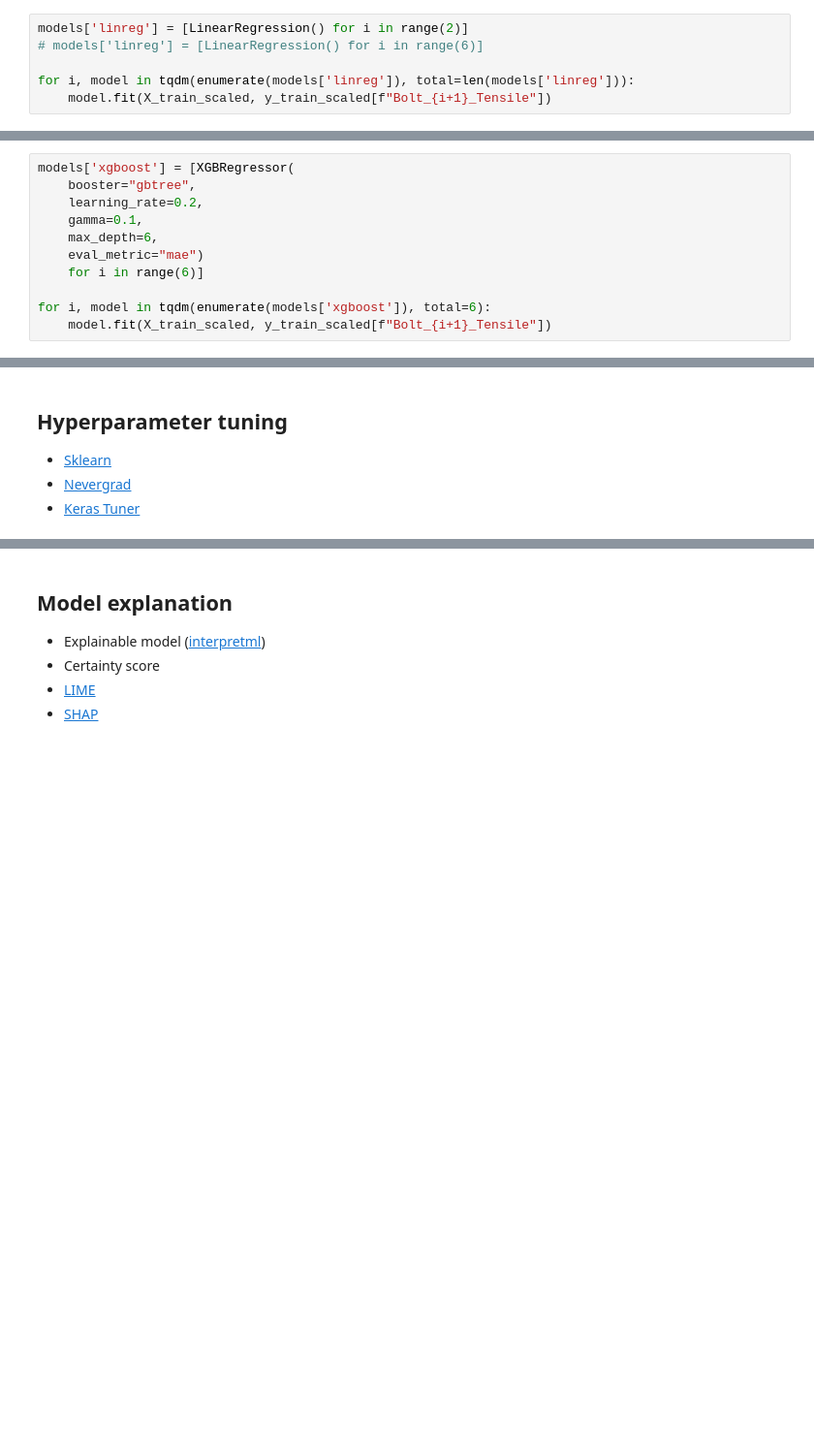
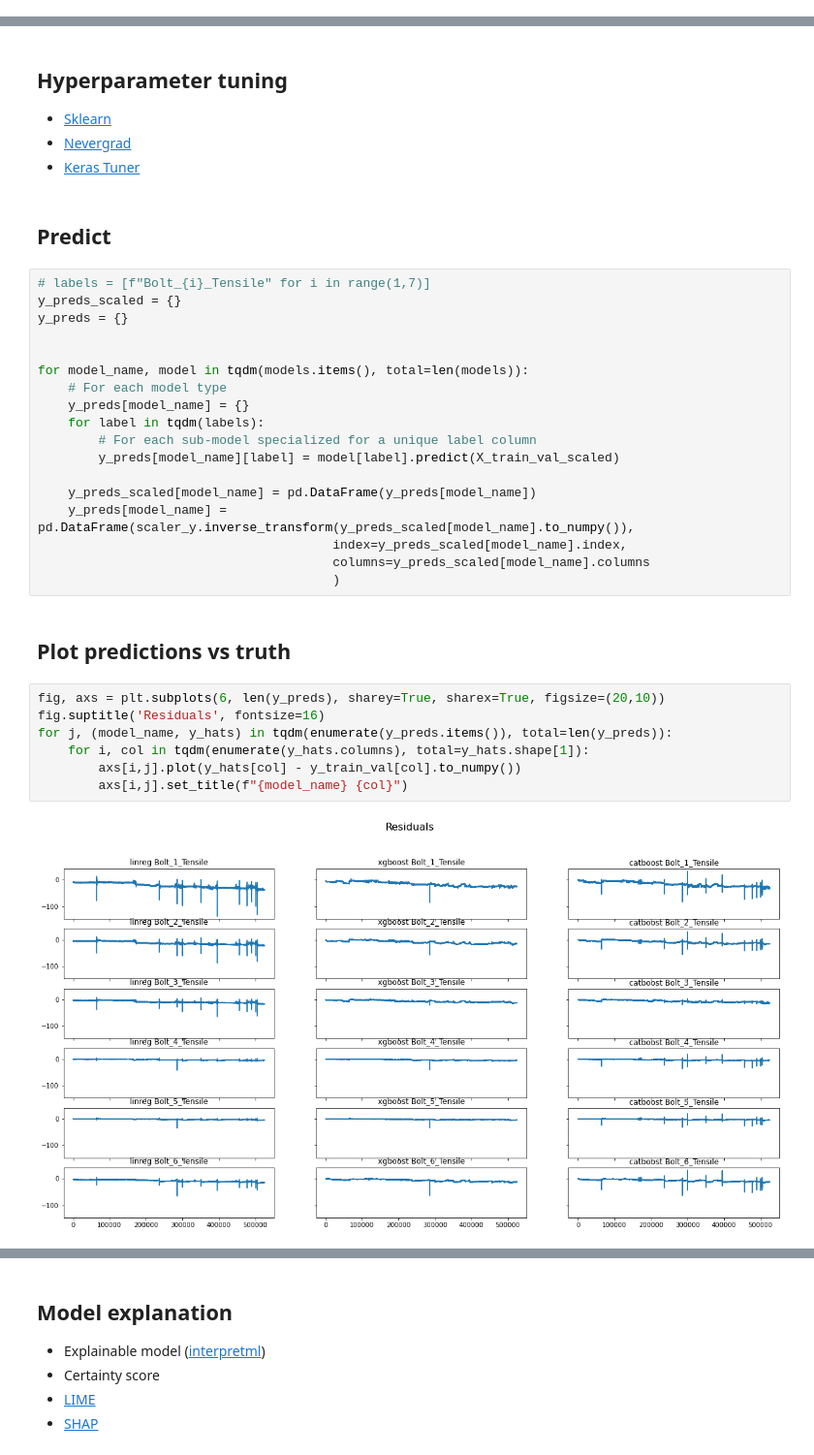
Before and after one commit to viggotw/Krafthack_SopraSteria_Team3, a Jupyter notebook: main_notebook.ipynb, the cells around one changed output, grey strips where cells are left out. Shown: that part at 97% size. Saved outputs shown, nothing was run; the diff lists cells and outputs as text; blank space fills up the shorter version.

```diff
--- a/main_notebook.ipynb
+++ b/main_notebook.ipynb
@@ -203,8 +279,2 @@ models = {}
 # %% [markdown]
 ### Linear Regression
-# %%
-models['linreg'] = [LinearRegression() for i in range(2)]
-# models['linreg'] = [LinearRegression() for i in range(6)]
-
-for i, model in tqdm(enumerate(models['linreg']), total=len(models['linreg'])):
-    model.fit(X_train_scaled, y_train_scaled[f"Bolt_{i+1}_Tensile"])
@@ -223,13 +297,2 @@ for i, model in tqdm(enumerate(models['linreg']), total=len(models['linreg'])):
 # %% [markdown]
 ### XGBoost
-# %%
-models['xgboost'] = [XGBRegressor(
-    booster="gbtree",
-    learning_rate=0.2,
-    gamma=0.1,
-    max_depth=6,
-    eval_metric="mae")
-    for i in range(6)]
-
-for i, model in tqdm(enumerate(models['xgboost']), total=6):
-    model.fit(X_train_scaled, y_train_scaled[f"Bolt_{i+1}_Tensile"])
@@ -243,4 +346,35 @@ for i, model in tqdm(enumerate(models['xgboost']), total=6):
 - [Sklearn](https://scikit-learn.org/stable/modules/grid_search.html)
 - [Nevergrad](https://facebookresearch.github.io/nevergrad/)
 - [Keras Tuner](https://www.tensorflow.org/tutorials/keras/keras_tuner)
+# %% [markdown]
+## Predict
+# %%
+# labels = [f"Bolt_{i}_Tensile" for i in range(1,7)]
+y_preds_scaled = {}
+y_preds = {}
+
+
+for model_name, model in tqdm(models.items(), total=len(models)):
+    # For each model type
+    y_preds[model_name] = {}
+    for label in tqdm(labels):
+        # For each sub-model specialized for a unique label column
+        y_preds[model_name][label] = model[label].predict(X_train_val_scaled)
+
+    y_preds_scaled[model_name] = pd.DataFrame(y_preds[model_name])
+    y_preds[model_name] = pd.DataFrame(scaler_y.inverse_transform(y_preds_scaled[model_name].to_numpy()),
+                                       index=y_preds_scaled[model_name].index,
+                                       columns=y_preds_scaled[model_name].columns
+                                       )
+# %% [markdown]
+## Plot predictions vs truth
+# %%
+fig, axs = plt.subplots(6, len(y_preds), sharey=True, sharex=True, figsize=(20,10))
+fig.suptitle('Residuals', fontsize=16)
+for j, (model_name, y_hats) in tqdm(enumerate(y_preds.items()), total=len(y_preds)):
+    for i, col in tqdm(enumerate(y_hats.columns), total=y_hats.shape[1]):
+        axs[i,j].plot(y_hats[col] - y_train_val[col].to_numpy())
+        axs[i,j].set_title(f"{model_name} {col}")
+# %% [output]
+[figure, added]
 # %% [markdown]
```
Also changed, not shown: parts of 41 cells of this notebook, 1 other file.
